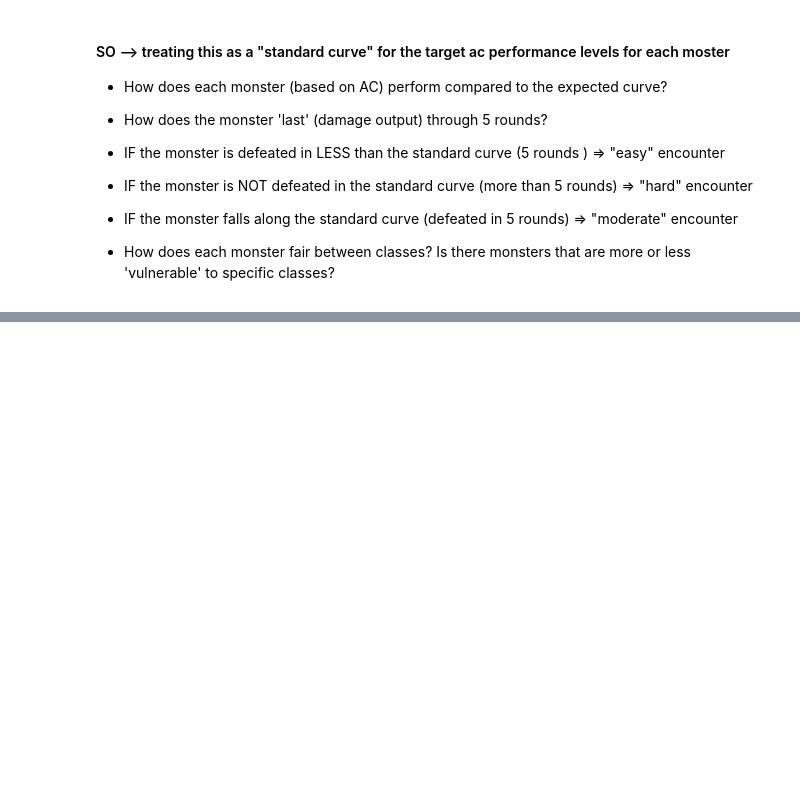
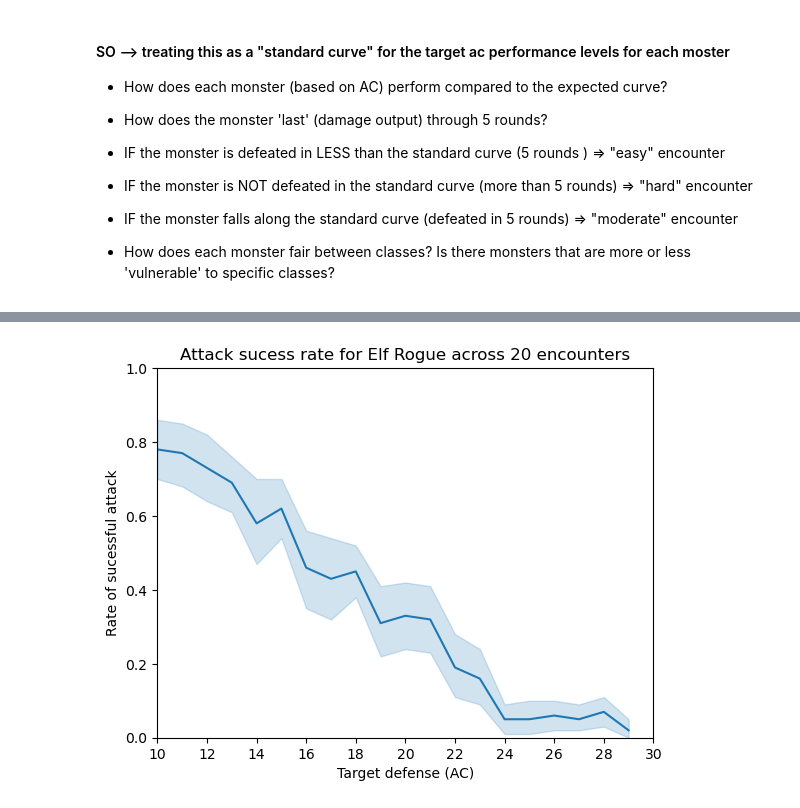
Before and after one commit to sarahmulloy/Nss_pathfinder_encounter, a Jupyter notebook: notebooks/simulation_action_output.ipynb, the cells around one changed output, grey strips where cells are left out. Saved outputs shown, nothing was run; the diff lists cells and outputs as text; code cells hidden in the pictures; blank space fills up the shorter version.

```diff
--- a/notebooks/simulation_action_output.ipynb
+++ b/notebooks/simulation_action_output.ipynb
@@ -329,0 +344,3 @@ NameError: name 'all_build_sim_results' is not defined
+# %%
+example_for_presenation = all_build_sim_results[all_build_sim_results['build_name'] == 'elf rogue dexterity']
+example_for_presenation
@@ -329,0 +361,11 @@ NameError: name 'all_build_sim_results' is not defined
+# %%
+#sns.boxplot(data = example_for_presenation, x='target_ac', y='attack_sucess_1')
+sns.lineplot(data = example_for_presenation, x='target_ac', y='attack_sucess_1');
+plt.xlim(10, 30)
+plt.ylim(0, 1)
+plt.xticks(np.arange(10, 31, 2))
+plt.xlabel('Target defense (AC)');
+plt.ylabel('Rate of sucessful attack');
+plt.title('Attack sucess rate for Elf Rogue across 20 encounters');
+# %% [output]
+[figure, added]
```
Also changed, not shown: parts of 12 cells of this notebook, 5 other files.
